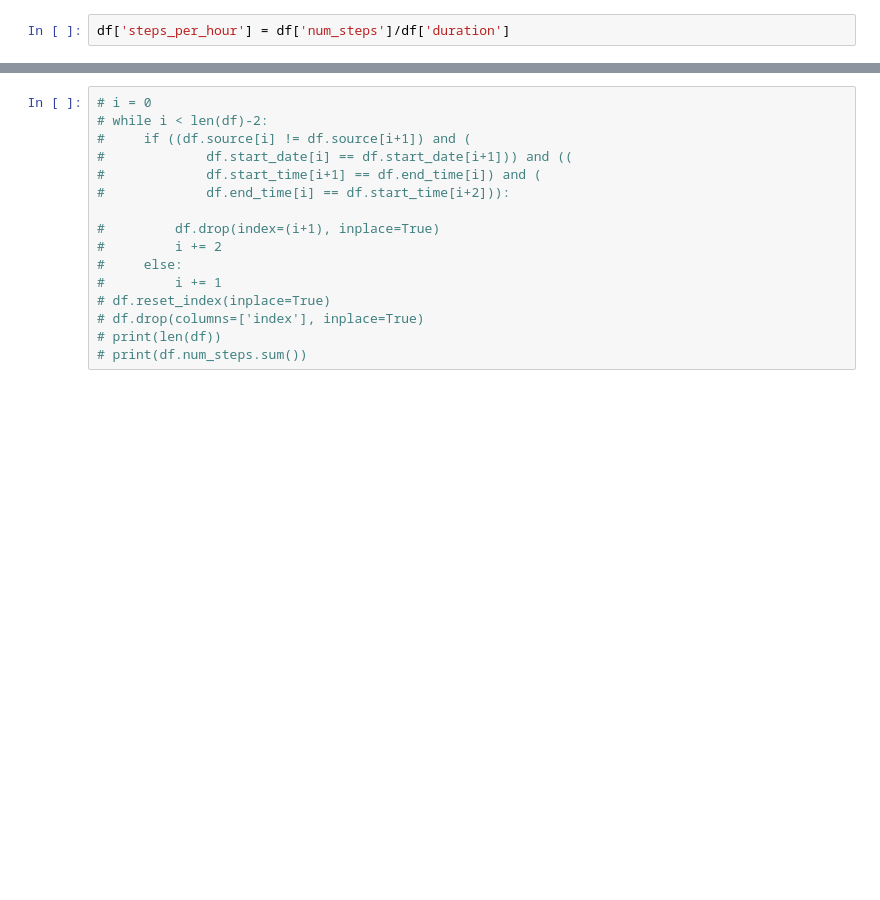
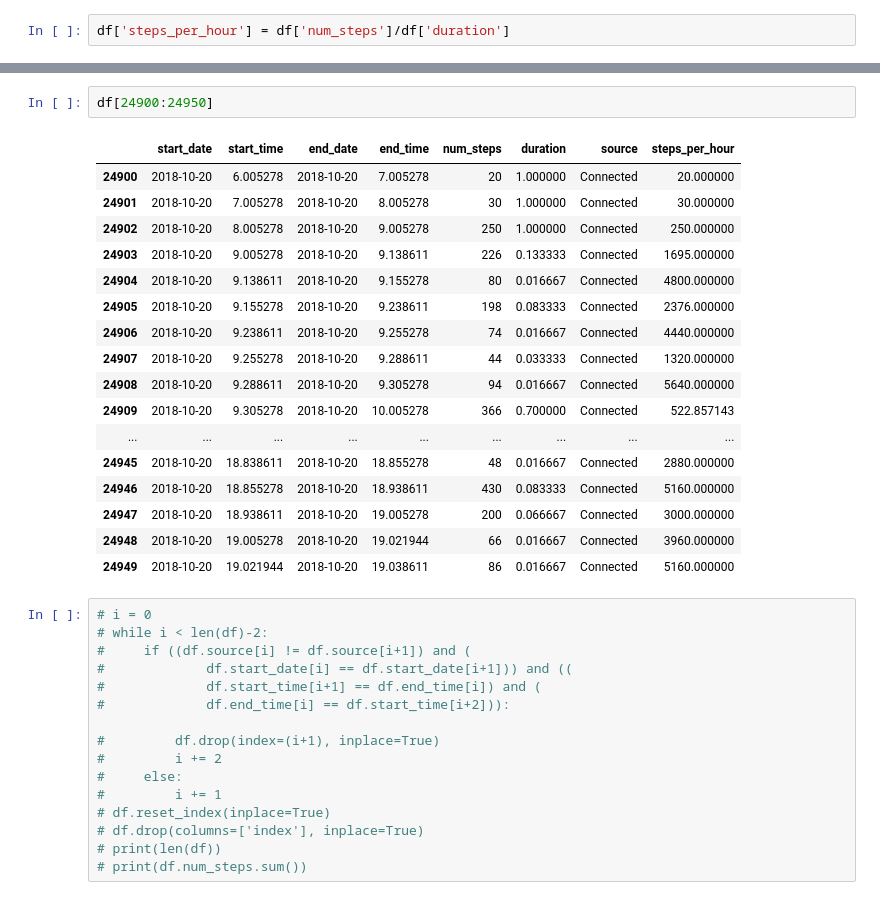
Before and after one commit to Data-is-life/Steps_Analysis, a Jupyter notebook: Steps_analysis.ipynb, the cells around one changed output, grey strips where cells are left out. Drawn from its saved outputs; the diff is of its cells as text; blank space fills up the shorter version.

```diff
--- a/Steps_analysis.ipynb
+++ b/Steps_analysis.ipynb
@@ -141,3 +138,23 @@ print(df.num_steps.sum())
+# %%
+df[24900:24950]
+# %% [output]
+|  | start_date | start_time | end_date | end_time | num_steps | duration | source | steps_per_hour |
+| 24900 | 2018-10-20 | 6.005278 | 2018-10-20 | 7.005278 | 20 | 1.000000 | Connected | 20.000000 |
+| 24901 | 2018-10-20 | 7.005278 | 2018-10-20 | 8.005278 | 30 | 1.000000 | Connected | 30.000000 |
+| 24902 | 2018-10-20 | 8.005278 | 2018-10-20 | 9.005278 | 250 | 1.000000 | Connected | 250.000000 |
+| 24903 | 2018-10-20 | 9.005278 | 2018-10-20 | 9.138611 | 226 | 0.133333 | Connected | 1695.000000 |
+| 24904 | 2018-10-20 | 9.138611 | 2018-10-20 | 9.155278 | 80 | 0.016667 | Connected | 4800.000000 |
+| 24905 | 2018-10-20 | 9.155278 | 2018-10-20 | 9.238611 | 198 | 0.083333 | Connected | 2376.000000 |
+| 24906 | 2018-10-20 | 9.238611 | 2018-10-20 | 9.255278 | 74 | 0.016667 | Connected | 4440.000000 |
+| 24907 | 2018-10-20 | 9.255278 | 2018-10-20 | 9.288611 | 44 | 0.033333 | Connected | 1320.000000 |
+| 24908 | 2018-10-20 | 9.288611 | 2018-10-20 | 9.305278 | 94 | 0.016667 | Connected | 5640.000000 |
+| 24909 | 2018-10-20 | 9.305278 | 2018-10-20 | 10.005278 | 366 | 0.700000 | Connected | 522.857143 |
+| ... | ... | ... | ... | ... | ... | ... | ... | ... |
+| 24945 | 2018-10-20 | 18.838611 | 2018-10-20 | 18.855278 | 48 | 0.016667 | Connected | 2880.000000 |
+| 24946 | 2018-10-20 | 18.855278 | 2018-10-20 | 18.938611 | 430 | 0.083333 | Connected | 5160.000000 |
+| 24947 | 2018-10-20 | 18.938611 | 2018-10-20 | 19.005278 | 200 | 0.066667 | Connected | 3000.000000 |
+| 24948 | 2018-10-20 | 19.005278 | 2018-10-20 | 19.021944 | 66 | 0.016667 | Connected | 3960.000000 |
+| 24949 | 2018-10-20 | 19.021944 | 2018-10-20 | 19.038611 | 86 | 0.016667 | Connected | 5160.000000 |
 # %%
 # i = 0
 # while i < len(df)-2:
```
Also changed, not shown: parts of 5 cells of this notebook.
